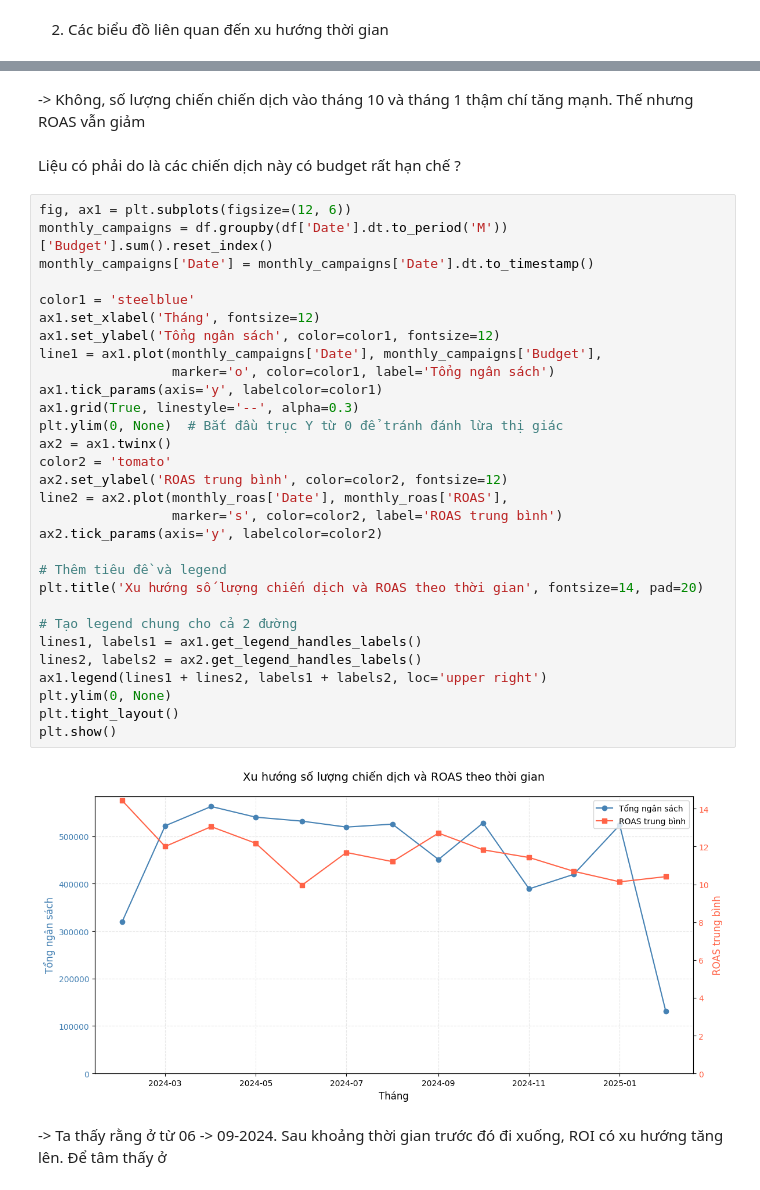
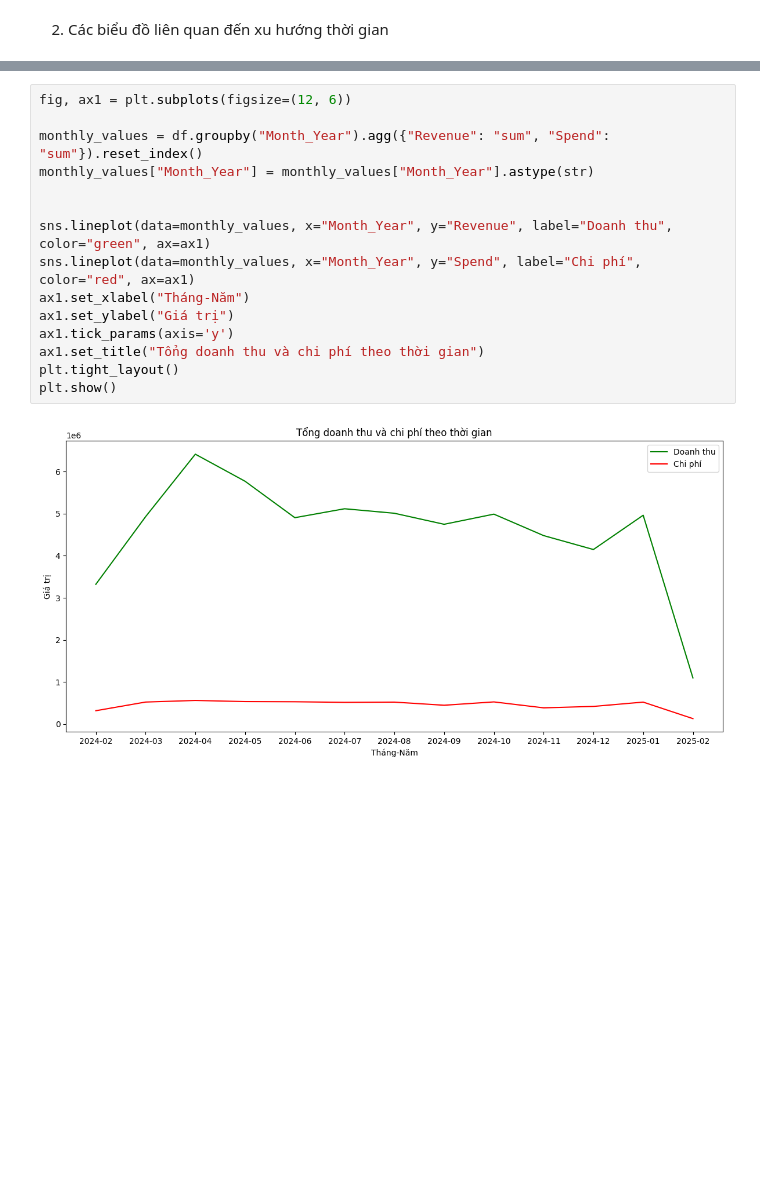
Before and after one commit to thethien8a/Marketing-Campaign-Analysis, a Jupyter notebook: project_2/Data_Analysis.ipynb, the cells around one changed output, grey strips where cells are left out. Cells and saved outputs as stored; diff of their text form; blank space fills up the shorter version.

```diff
--- a/project_2/Data_Analysis.ipynb
+++ b/project_2/Data_Analysis.ipynb
@@ -226,38 +172,17 @@ plt.show()
-# %% [markdown]
--> Không, số lượng chiến chiến dịch vào tháng 10 và tháng 1 thậm chí tăng mạnh. Thế nhưng ROAS vẫn giảm
-# %% [markdown]
-Liệu có phải do là các chiến dịch này có budget rất hạn chế ?
-# %%
-fig, ax1 = plt.subplots(figsize=(12, 6))
-monthly_campaigns = df.groupby(df['Date'].dt.to_period('M'))['Budget'].sum().reset_index()
-monthly_campaigns['Date'] = monthly_campaigns['Date'].dt.to_timestamp()
-
-color1 = 'steelblue'
-ax1.set_xlabel('Tháng', fontsize=12)
-ax1.set_ylabel('Tổng ngân sách', color=color1, fontsize=12)
-line1 = ax1.plot(monthly_campaigns['Date'], monthly_campaigns['Budget'],
-                 marker='o', color=color1, label='Tổng ngân sách')
-ax1.tick_params(axis='y', labelcolor=color1)
-ax1.grid(True, linestyle='--', alpha=0.3)
-plt.ylim(0, None)  # Bắt đầu trục Y từ 0 để tránh đánh lừa thị giác
-ax2 = ax1.twinx()
-color2 = 'tomato'
-ax2.set_ylabel('ROAS trung bình', color=color2, fontsize=12)
-line2 = ax2.plot(monthly_roas['Date'], monthly_roas['ROAS'],
-                 marker='s', color=color2, label='ROAS trung bình')
-ax2.tick_params(axis='y', labelcolor=color2)
-
-# Thêm tiêu đề và legend
-plt.title('Xu hướng số lượng chiến dịch và ROAS theo thời gian', fontsize=14, pad=20)
-
-# Tạo legend chung cho cả 2 đường
-lines1, labels1 = ax1.get_legend_handles_labels()
-lines2, labels2 = ax2.get_legend_handles_labels()
-ax1.legend(lines1 + lines2, labels1 + labels2, loc='upper right')
-plt.ylim(0, None)
-plt.tight_layout()
-plt.show()
-# %% [output]
-[figure, removed]
-# %% [markdown]
--> Ta thấy rằng ở từ 06 -> 09-2024. Sau khoảng thời gian trước đó đi xuống, ROI có xu hướng tăng lên. Để tâm thấy ở
+# %%
+fig, ax1 = plt.subplots(figsize=(12, 6))
+
+monthly_values = df.groupby("Month_Year").agg({"Revenue": "sum", "Spend": "sum"}).reset_index()
+monthly_values["Month_Year"] = monthly_values["Month_Year"].astype(str)
+
+
+sns.lineplot(data=monthly_values, x="Month_Year", y="Revenue", label="Doanh thu", color="green", ax=ax1)
+sns.lineplot(data=monthly_values, x="Month_Year", y="Spend", label="Chi phí", color="red", ax=ax1)
+ax1.set_xlabel("Tháng-Năm")
+ax1.set_ylabel("Giá trị")
+ax1.tick_params(axis='y')
+ax1.set_title("Tổng doanh thu và chi phí theo thời gian")
+plt.tight_layout()
+plt.show()
+# %% [output]
+[figure, added]
```
Also changed, not shown: parts of 66 cells of this notebook, 2 other files.
